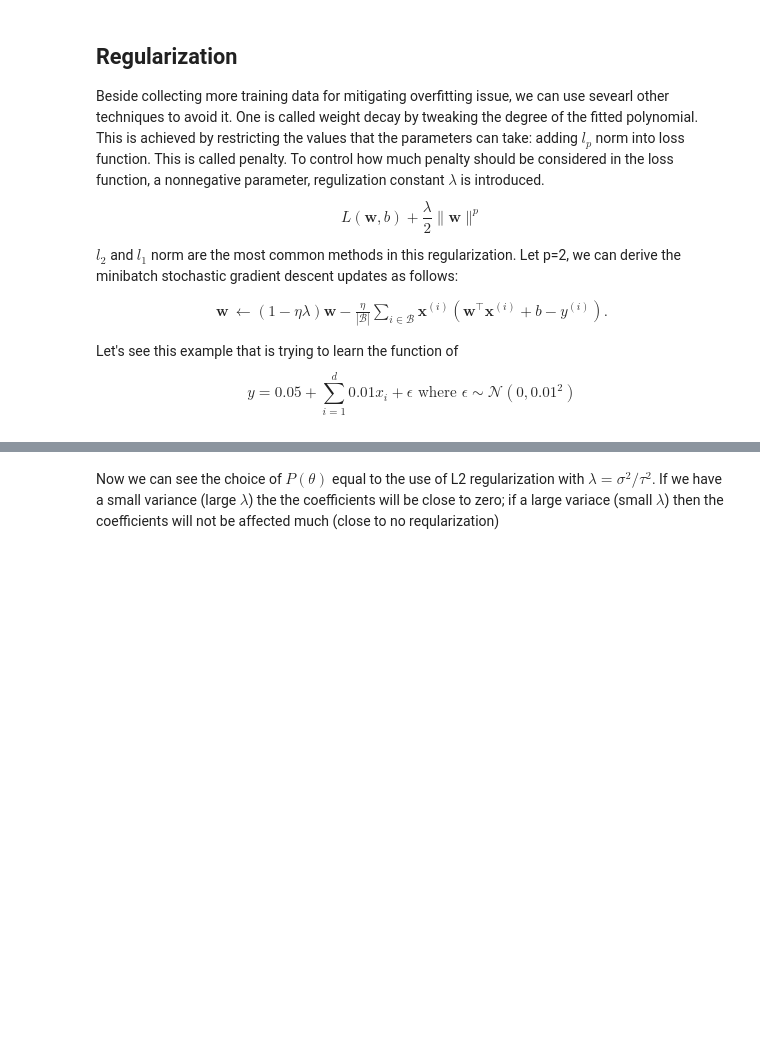
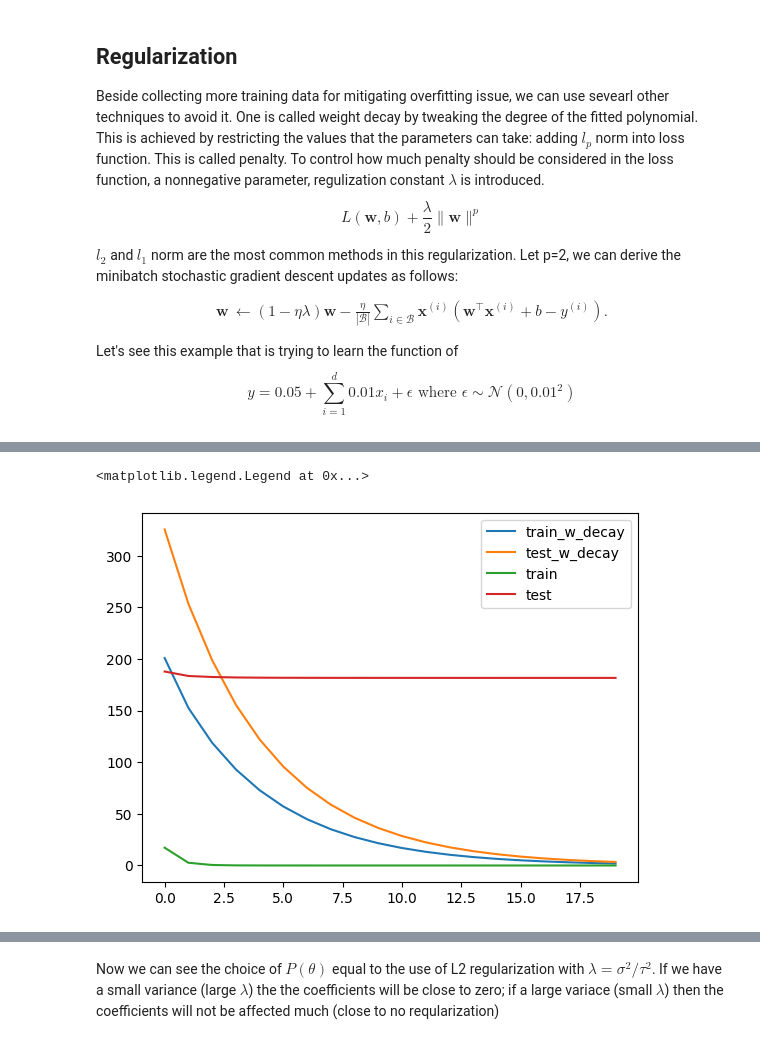
Before and after one commit to HsiuWen/DL_course_MS_HPC_IA, a Jupyter notebook: slides/linear neural network.ipynb, the cells around one changed output, grey strips where cells are left out. Drawn from its saved outputs; the diff is of its cells as text; code cells hidden in the pictures; blank space fills up the shorter version.

```diff
--- a/slides/linear neural network.ipynb
+++ b/slides/linear neural network.ipynb
@@ -35,12 +37,26 @@ y_hat_aug = np.dot(w_aug, x_aug)
 print(y_hat_aug)
 
 # using matrix multiplication for learning batch concept
-x2 = np.array([[1, 2, 3],[1,-3, 0]]) #2x2 matrix (2 samples, 2 features)
+x2 = np.array([[1, 2, 3],[1,-3, 0]]) #2x3 matrix (2 samples, 3 features)
 y2 = np.array([[14,-5]]) #assume we have two targets
 w2 = np.ones((x2.shape[1], 1))
-b2 = 0.0
-y_hat2 = np.dot(x2, w2) + b2
+b2 = 0
+y_hat2 = np.matmul(x2,w2) + b2
 print(y_hat2)  # Output: [[7. 7.]
+
+# time difference test between values operation and matrix operation
+# using normal values
+start_time = time.time()
+for i in range(x2.shape[0]):
+    y_hat2[i] = np.dot(w2.T, x2[i]) + b2
+end_time = time.time()
+print(f"Time taken scalar operations: {end_time - start_time} seconds")
+
+# using matrix operation
+start_time = time.time()
+y_hat2 = x2@w2 + b2
+end_time = time.time()
+print(f"Time taken matrix operations: {end_time - start_time} seconds")
 # %% [output]
 6.0
 6.0
@@ -218,12 +245,14 @@ def compute_loss(X, y, w, b, weight_decay):
     total_loss = mse_loss + l2_loss
     return total_loss
 
+
 # define model training function with mini-batch gradient descent and weight decay
 def train_model(X_train, y_train, X_test, y_test, learning_rate, weight_decay, num_epochs, batch_size):
     num_samples, num_features = X_train.shape
     w = np.random.randn(num_features, 1)
     b = 0.0
-
+    train_loss=[]
+    test_loss=[]
     for epoch in range(num_epochs):
         # Shuffle the training data
         indices = np.arange(num_samples)
@@ -249,13 +278,10 @@ def train_model(X_train, y_train, X_test, y_test, learning_rate, weight_decay, n
             w -= learning_rate * dw
             b -= learning_rate * db
 
-        # Compute and print loss every 10 epochs
-        if (epoch + 1) % 1 == 0:
-            train_loss = compute_loss(X_train, y_train, w, b, weight_decay)
-            test_loss = compute_loss(X_test, y_test, w, b, weight_decay)
-            print(f'Epoch {epoch + 1}, Train Loss: {train_loss:.4f}, Test Loss: {test_loss:.4f}')
+        train_loss.append(compute_loss(X_train, y_train, w, b, weight_decay))
+        test_loss.append(compute_loss(X_test, y_test, w, b, weight_decay))
 
-    return w, b
+    return w, b, train_loss, test_loss
 
 # Split the dataset into training and testing sets
 X_train, y_train = X[:num_train], y[:num_train]
@@ -263,11 +289,17 @@ X_test, y_test = X[num_train:], y[num_train:]
 # Train the model
 learning_rate = 0.01
 weight_decay = 3
-num_epochs = 10
+num_epochs = 20
 
 print("Training the model with weight decay...")
-w, b = train_model(X_train, y_train, X_test, y_test, learning_rate, weight_decay, num_epochs, batch_size)
+w, b, train_loss1, test_loss1 = train_model(X_train, y_train, X_test, y_test, learning_rate, weight_decay, num_epochs, batch_size)
 print("Training the model without weight decay...")
-w_no_decay, b_no_decay = train_model(X_train, y_train, X_test, y_test, learning_rate, 0, num_epochs, batch_size)
+w_no_decay, b_no_decay, train_loss2, test_loss2 = train_model(X_train, y_train, X_test, y_test, learning_rate, 0, num_epochs, batch_size)
+
+plt.plot(train_loss1,label='train_w_decay')
+plt.plot(test_loss1, label= 'test_w_decay')
+plt.plot(train_loss2,label='train')
+plt.plot(test_loss2, label= 'test')
+plt.legend()
 # %% [output]
 Training the model with weight decay...
@@ -290 +307,3 @@ Epoch 10, Train Loss: 0.0001, Test Loss: 252.9903
+<matplotlib.legend.Legend at 0x...>
+[figure, added]
 # %% [markdown]
```
Also changed, not shown: parts of 20 cells of this notebook, 1 other file.
